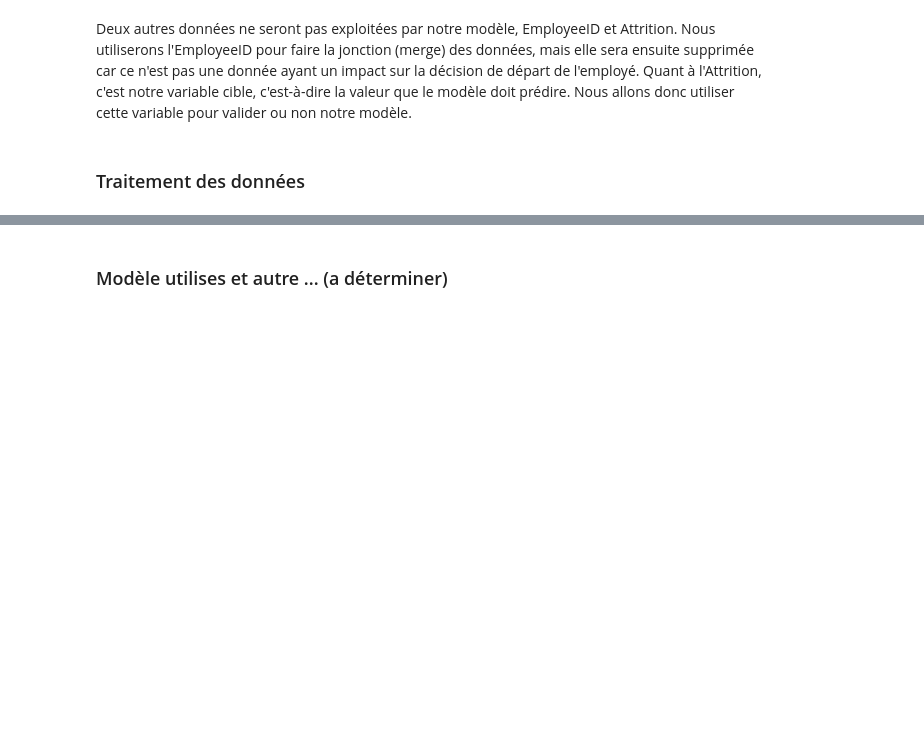
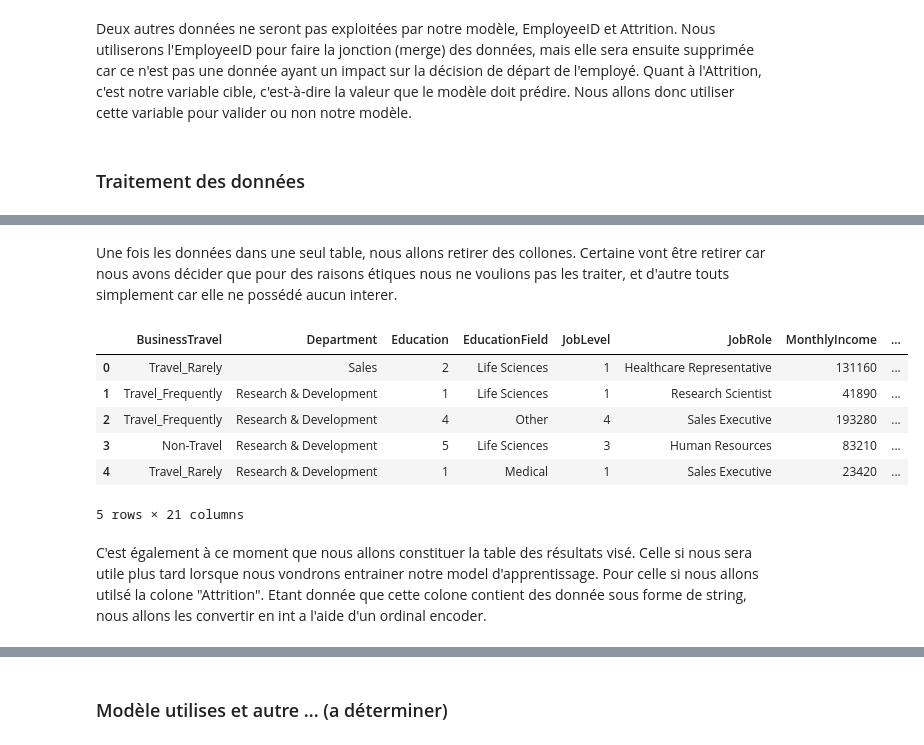
Before and after one commit to atarte/artificial_intelligence, a Jupyter notebook: Presentation.ipynb, the cells around one changed output, grey strips where cells are left out. Saved outputs shown, nothing was run; the diff lists cells and outputs as text; code cells hidden in the pictures; blank space fills up the shorter version.

```diff
--- a/Presentation.ipynb
+++ b/Presentation.ipynb
@@ -192,0 +223,19 @@ Dans cette partie nous allons comment nous avons décidé de traiter nos donnée
+# %% [markdown]
+Une fois les données dans une seul table, nous allons retirer des collones. Certaine vont être retirer car nous avons décider que pour des raisons étiques nous ne voulions pas les traiter, et d'autre touts simplement car elle ne possédé aucun interer.
+# %%
+USELESS_COLUMNS_TO_DROP = ['Attrition', 'EmployeeCount', 'Over18', 'StandardHours', 'EmployeeID']
+ETHICAL_COLUMNS_TO_DROP = ['Age', 'Gender', 'DistanceFromHome', 'MaritalStatus']
+
+full_data.drop(ETHICAL_COLUMNS_TO_DROP, axis=1, inplace=True)
+full_data.drop(USELESS_COLUMNS_TO_DROP, axis=1, inplace=True)
+full_data.head()
+# %% [output]
+|  | BusinessTravel | Department | Education | EducationField | JobLevel | JobRole | MonthlyIncome | ... |
+| 0 | Travel_Rarely | Sales | 2 | Life Sciences | 1 | Healthcare Representative | 131160 | ... |
+| 1 | Travel_Frequently | Research & Development | 1 | Life Sciences | 1 | Research Scientist | 41890 | ... |
+| 2 | Travel_Frequently | Research & Development | 4 | Other | 4 | Sales Executive | 193280 | ... |
+| 3 | Non-Travel | Research & Development | 5 | Life Sciences | 3 | Human Resources | 83210 | ... |
+| 4 | Travel_Rarely | Research & Development | 1 | Medical | 1 | Sales Executive | 23420 | ... |
+5 rows × 21 columns
+# %% [markdown]
+C'est également à ce moment que nous allons constituer la table des résultats visé. Celle si nous sera utile plus tard lorsque nous vondrons entrainer notre model d'apprentissage. Pour celle si nous allons utilsé la colone "Attrition". Etant donnée que cette colone contient des donnée sous forme de string, nous allons les convertir en int a l'aide d'un ordinal encoder.
```
Also changed, not shown: parts of 10 cells of this notebook.
